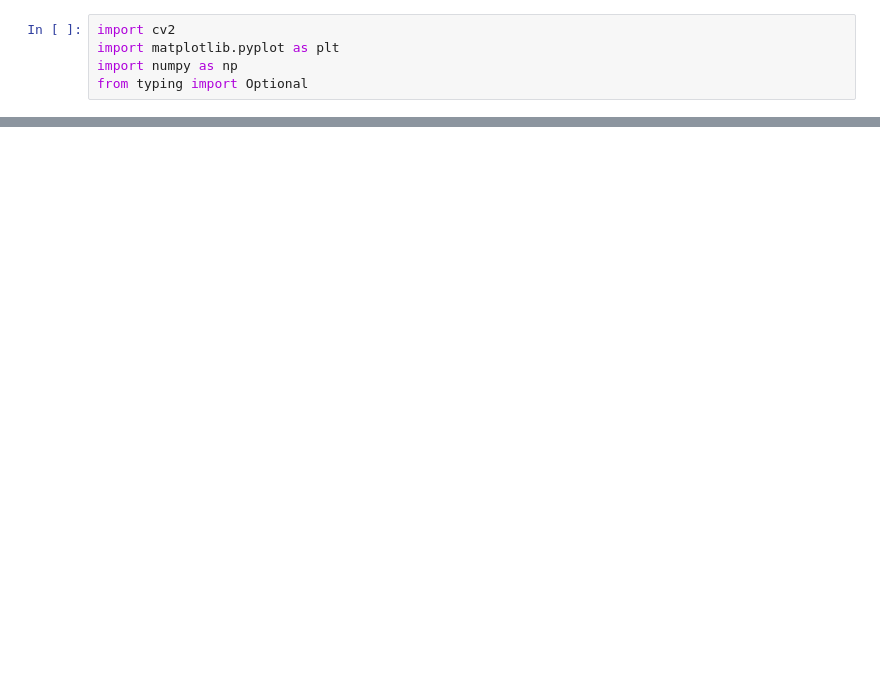
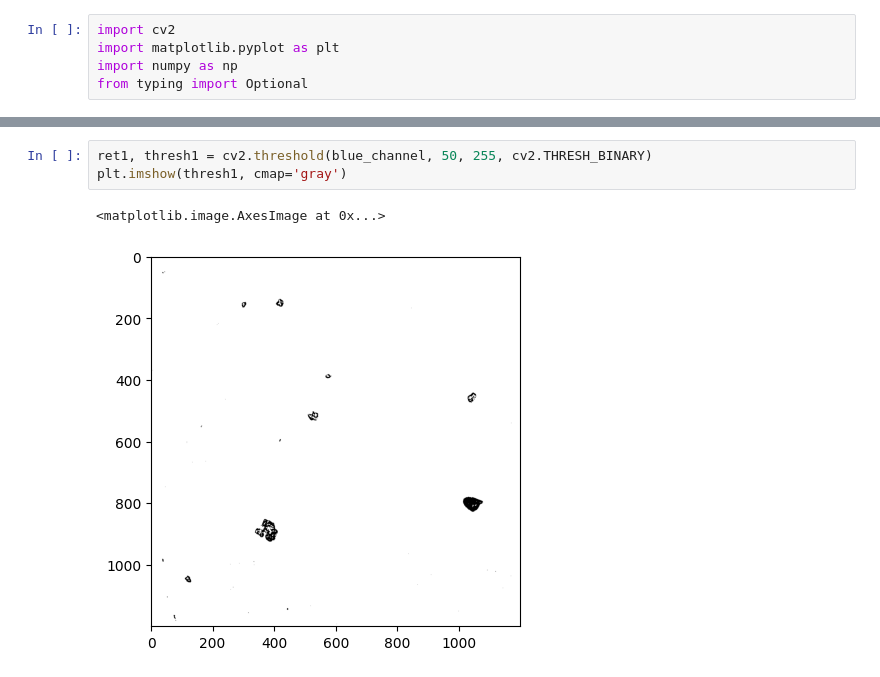
Before and after one commit to v1-v0/lzh3_202526, a Jupyter notebook: outline.ipynb, the cells around one changed output, grey strips where cells are left out. Saved outputs shown, nothing was run; the diff lists cells and outputs as text; blank space fills up the shorter version.

```diff
--- a/outline.ipynb
+++ b/outline.ipynb
@@ -30,0 +33,6 @@ plt.imshow(nuiclei, cmap='gray')
+# %%
+ret1, thresh1 = cv2.threshold(blue_channel, 50, 255, cv2.THRESH_BINARY)
+plt.imshow(thresh1, cmap='gray')
+# %% [output]
+<matplotlib.image.AxesImage at 0x...>
+[figure, added]
```
Also changed, not shown: parts of 6 cells of this notebook.
